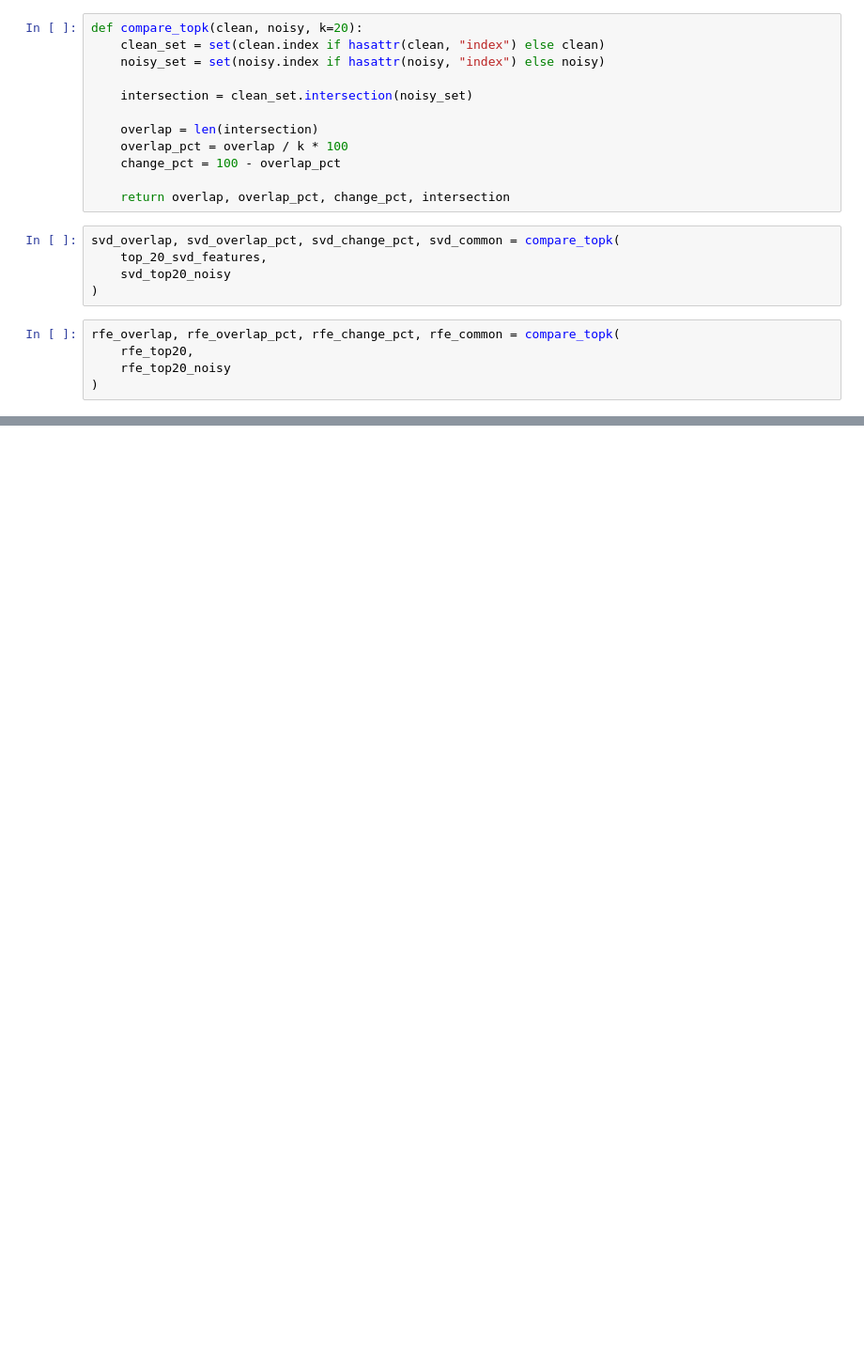
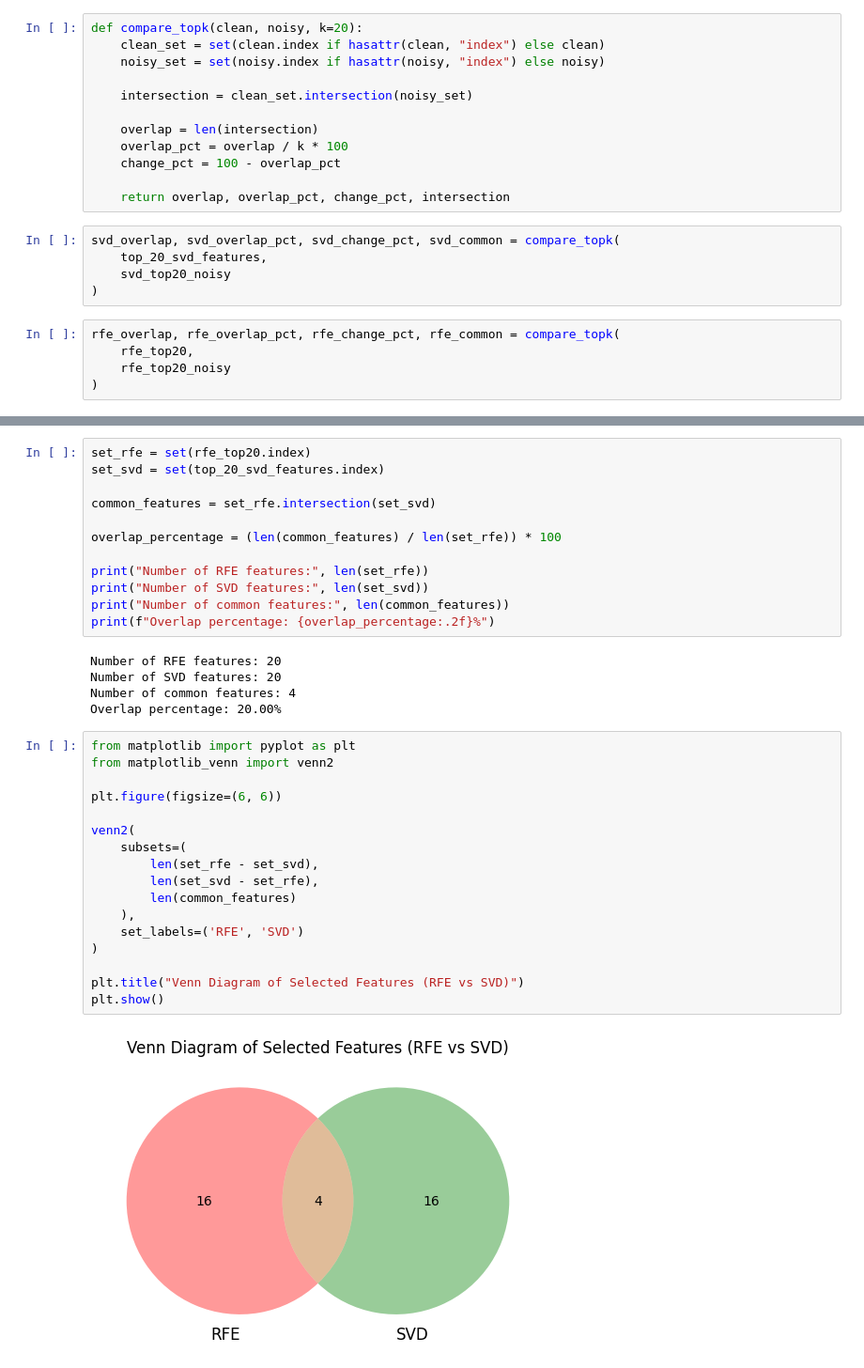
Before and after one commit to parmidamardi/CDM_TA_5, a Jupyter notebook: CDM_TA_5.ipynb, the cells around one changed output, grey strips where cells are left out. Shown: that part at 94% size. Drawn from its saved outputs; the diff is of its cells as text; blank space fills up the shorter version.

```diff
--- a/CDM_TA_5.ipynb
+++ b/CDM_TA_5.ipynb
@@ -424,0 +541,36 @@ stability_df
+# %%
+set_rfe = set(rfe_top20.index)
+set_svd = set(top_20_svd_features.index)
+
+common_features = set_rfe.intersection(set_svd)
+
+overlap_percentage = (len(common_features) / len(set_rfe)) * 100
+
+print("Number of RFE features:", len(set_rfe))
+print("Number of SVD features:", len(set_svd))
+print("Number of common features:", len(common_features))
+print(f"Overlap percentage: {overlap_percentage:.2f}%")
+# %% [output]
+Number of RFE features: 20
+Number of SVD features: 20
+Number of common features: 4
+Overlap percentage: 20.00%
+# %%
+from matplotlib import pyplot as plt
+from matplotlib_venn import venn2
+
+plt.figure(figsize=(6, 6))
+
+venn2(
+    subsets=(
+        len(set_rfe - set_svd),
+        len(set_svd - set_rfe),
+        len(common_features)
+    ),
+    set_labels=('RFE', 'SVD')
+)
+
+plt.title("Venn Diagram of Selected Features (RFE vs SVD)")
+plt.show()
+# %% [output]
+[figure, added]
```
Also changed, not shown: parts of 22 cells of this notebook.
